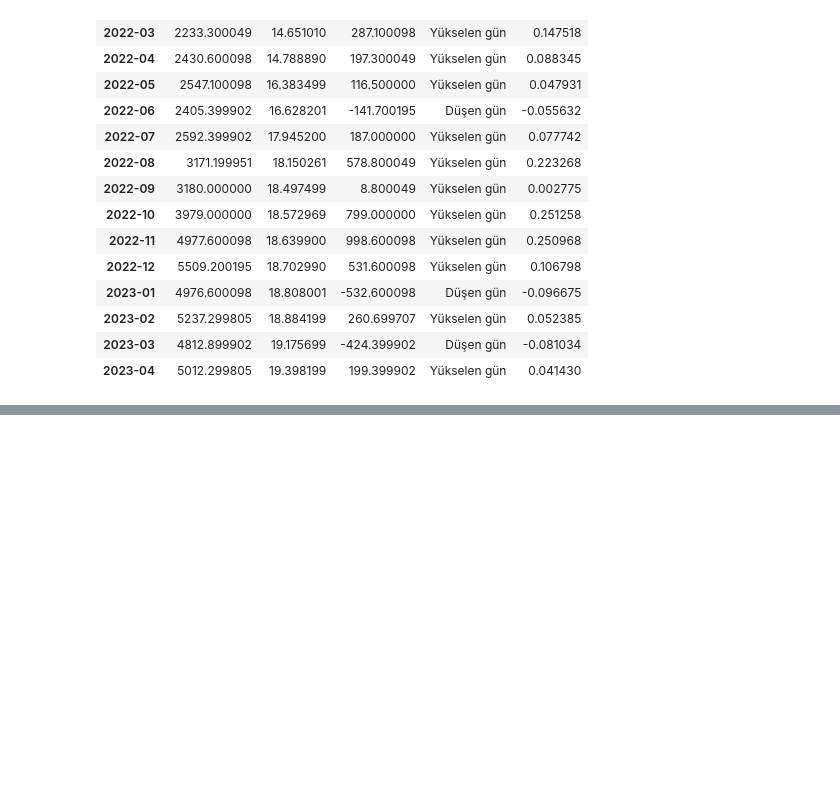
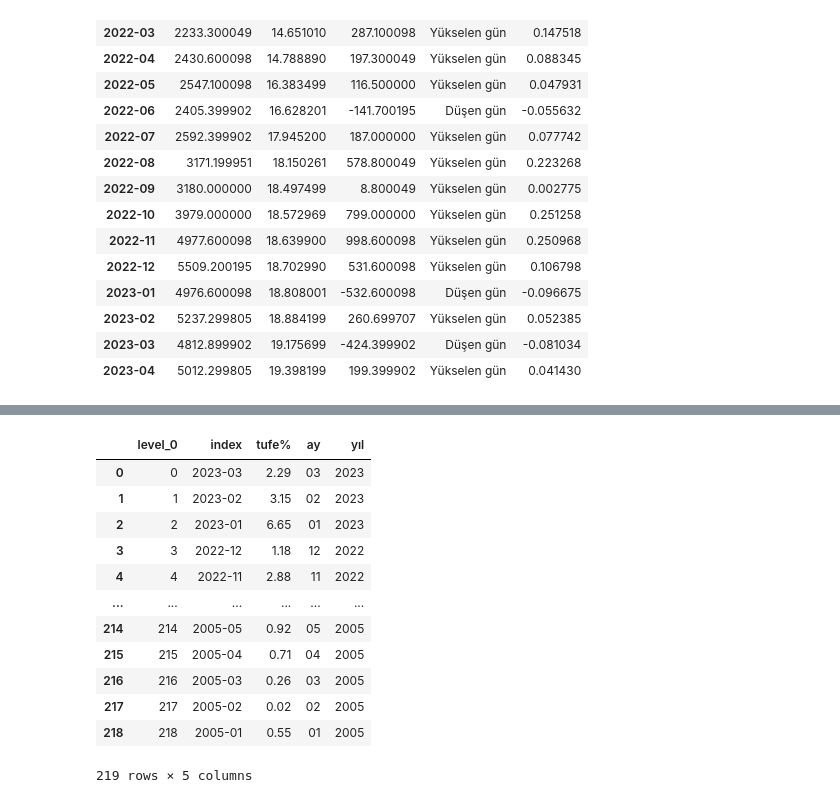
Before and after one commit to Abdulkadir2516/GMKA_Abdulkadir_Yesilkaya, a Jupyter notebook: Python_Hatırlatma.ipynb, the cells around one changed output, grey strips where cells are left out. Saved outputs shown, nothing was run; the diff lists cells and outputs as text; code cells hidden in the pictures; blank space fills up the shorter version.

```diff
--- a/Python_Hatırlatma.ipynb
+++ b/Python_Hatırlatma.ipynb
@@ -578,0 +584,5 @@ px.bar(veri_as2,x=veri_as2["ay-yıl"], y=veri_as2["Degisim%"],color="D_yon",
+# %%
+url = "https://tcmb.gov.tr/wps/wcm/connect/TR/TCMB%20TR/Main%20Menu/Istatistikler/Enflasyon%20Verileri/Tuketici%20Fiyatlari"
+# %%
+response  = requests.get(url)
+response.text
@@ -578,0 +633,22 @@ px.bar(veri_as2,x=veri_as2["ay-yıl"], y=veri_as2["Degisim%"],color="D_yon",
+# %%
+tufe["ay"] = tufe["index"].str[:2]
+tufe["yıl"] = tufe["index"].str[-4:]
+tufe["index"] = tufe["yıl"] + "-" + tufe["ay"]
+tufe.reset_index(inplace=True)
+#tufe.set_index("index", inplace=True)
+# tufe = tufe["tufe%"]
+tufe
+# %% [output]
+|  | level_0 | index | tufe% | ay | yıl |
+| 0 | 0 | 2023-03 | 2.29 | 03 | 2023 |
+| 1 | 1 | 2023-02 | 3.15 | 02 | 2023 |
+| 2 | 2 | 2023-01 | 6.65 | 01 | 2023 |
+| 3 | 3 | 2022-12 | 1.18 | 12 | 2022 |
+| 4 | 4 | 2022-11 | 2.88 | 11 | 2022 |
+| ... | ... | ... | ... | ... | ... |
+| 214 | 214 | 2005-05 | 0.92 | 05 | 2005 |
+| 215 | 215 | 2005-04 | 0.71 | 04 | 2005 |
+| 216 | 216 | 2005-03 | 0.26 | 03 | 2005 |
+| 217 | 217 | 2005-02 | 0.02 | 02 | 2005 |
+| 218 | 218 | 2005-01 | 0.55 | 01 | 2005 |
+219 rows × 5 columns
```
Also changed, not shown: parts of 9 cells of this notebook.
